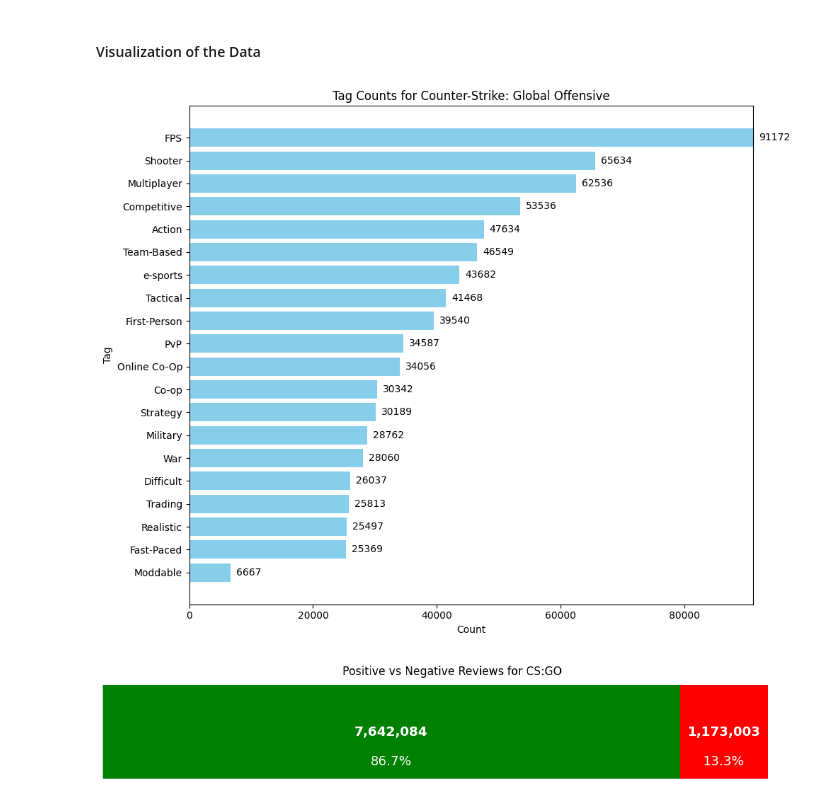
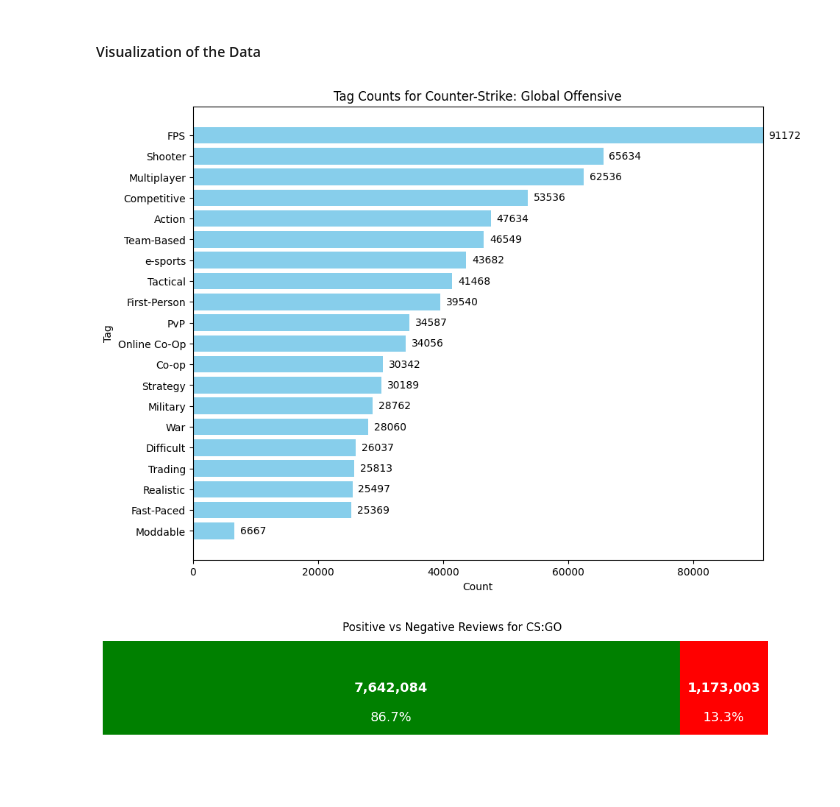
Before and after one commit to uploadtigris/LearningAnalyticsEngineering, a Jupyter notebook: SteamGames/steamgames.ipynb, the cells around one changed output. Saved outputs shown, nothing was run; the diff lists cells and outputs as text; code cells hidden in the pictures; blank space fills up the shorter version.

```diff
--- a/SteamGames/steamgames.ipynb
+++ b/SteamGames/steamgames.ipynb
@@ -76,36 +76,35 @@ tags             {'FPS': 91172, 'Shooter': 65634, 'Multiplayer'...
 # Flatten the 'tags' dictionary
 tags = data.pop("tags", {})
 tags_df = pd.DataFrame(list(tags.items()), columns=['Tag Name', 'Count'])
 
 # Sort tags by count descending
 tags_df = tags_df.sort_values(by='Count', ascending=False)
 
 # Find the max tag count and round up
 max_count = tags_df['Count'].max()
 max_count_rounded = math.ceil(max_count)
 
 # Plot horizontal bar chart
 plt.figure(figsize=(10, 8))
-bars = plt.barh(tags_df['Tag'], tags_df['Count'], color='skyblue')
+bars = plt.barh(tags_df['Tag Name'], tags_df['Count'], color='skyblue')
 plt.xlim(0, max_count_rounded)
 plt.xlabel('Count')
 plt.ylabel('Tag')
 plt.title('Tag Counts for Counter-Strike: Global Offensive')
 
 # Add count labels to the right end of each bar
 for bar in bars:
     plt.text(
         bar.get_width() + max_count_rounded * 0.01,  # small offset
         bar.get_y() + bar.get_height() / 2,
         f'{int(bar.get_width())}',
         va='center'
     )
 
 plt.gca().invert_yaxis()  # Highest count at the top
-plt.tight_layout()
 plt.show()
 # %% [output]
-[figure, old version]
+[figure, new version]
 # %%
 ### --- VISUALIZATION OF POSITIVE AND NEGATIVE REVIEWS ---
 
```
Also changed, not shown: parts of 2 cells of this notebook, 4 other files.
